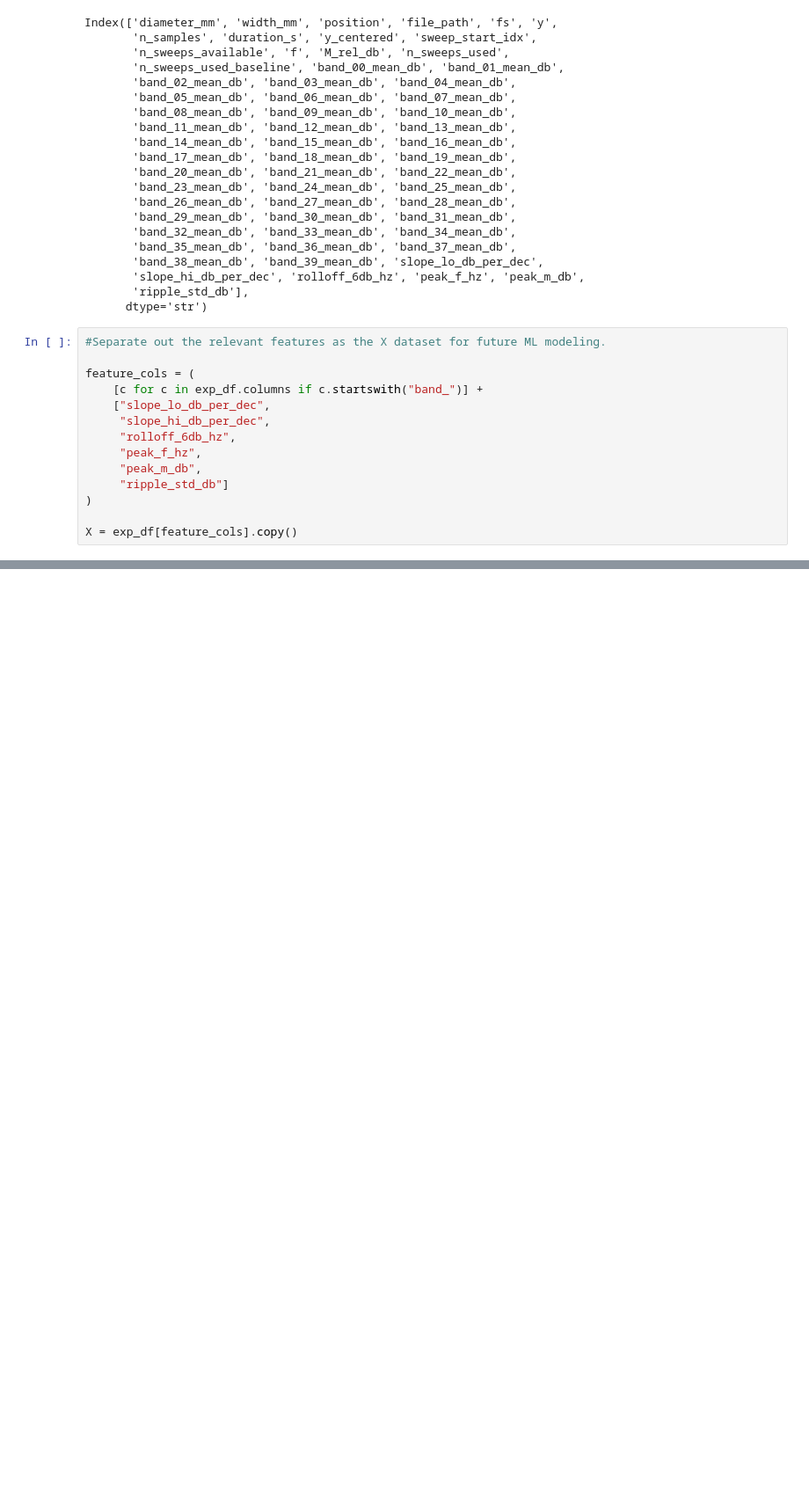
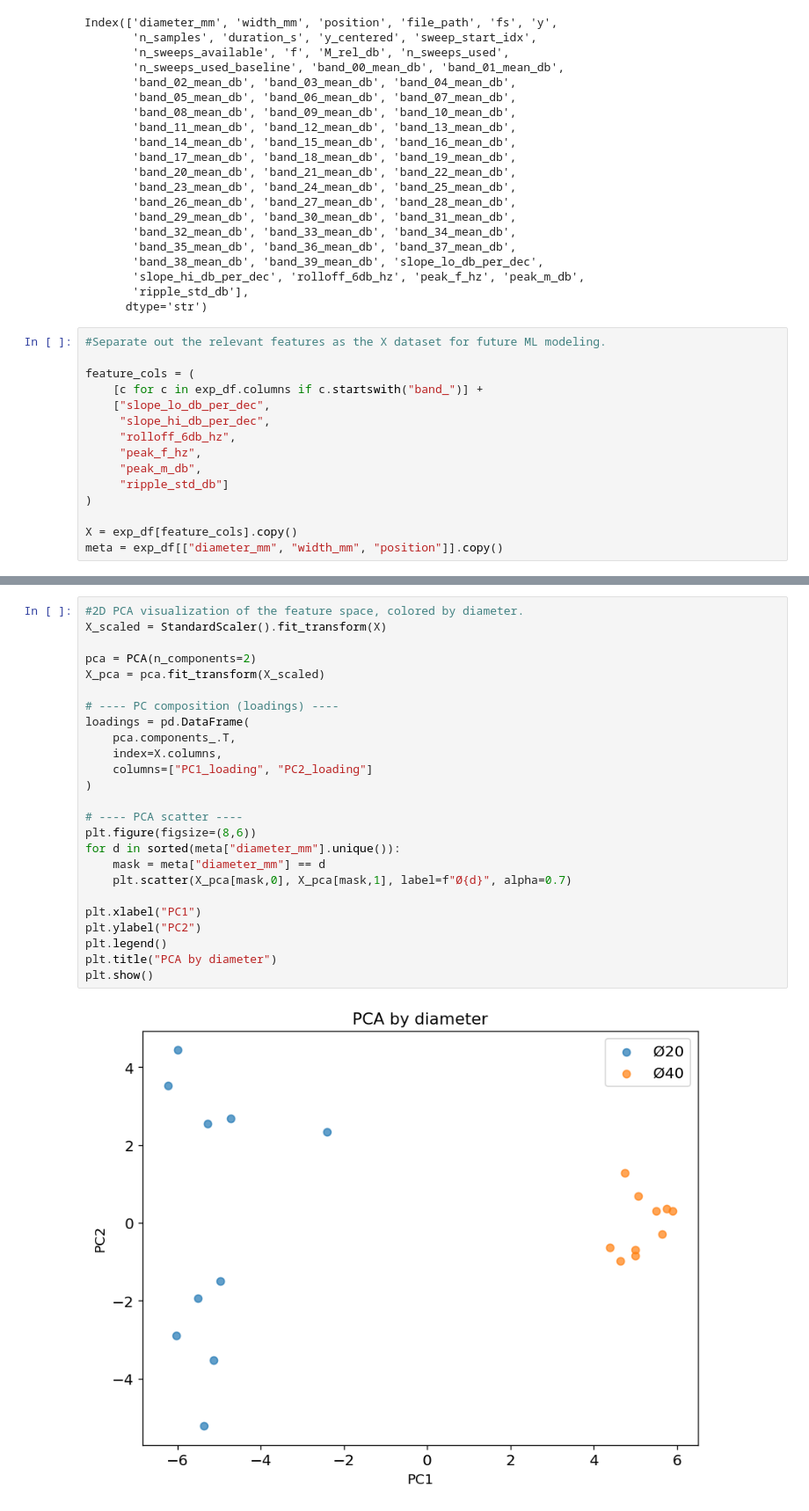
Before and after one commit to nogva/acousticBlockageSensor, a Jupyter notebook: first_test_analysis.ipynb, the cells around one changed output, grey strips where cells are left out. Shown at 88% size. Cells and saved outputs as stored; diff of their text form; blank space fills up the shorter version.

Commit message:
DAta analysis on trasnfer function features

```diff
--- a/first_test_analysis.ipynb
+++ b/first_test_analysis.ipynb
@@ -1059,3 +1072,4 @@ feature_cols = (
 )
 
 X = exp_df[feature_cols].copy()
+meta = exp_df[["diameter_mm", "width_mm", "position"]].copy()
@@ -1061,0 +1099,27 @@ X = exp_df[feature_cols].copy()
+# %%
+#2D PCA visualization of the feature space, colored by diameter.
+X_scaled = StandardScaler().fit_transform(X)
+
+pca = PCA(n_components=2)
+X_pca = pca.fit_transform(X_scaled)
+
+# ---- PC composition (loadings) ----
+loadings = pd.DataFrame(
+    pca.components_.T,
+    index=X.columns,
+    columns=["PC1_loading", "PC2_loading"]
+)
+
+# ---- PCA scatter ----
+plt.figure(figsize=(8,6))
+for d in sorted(meta["diameter_mm"].unique()):
+    mask = meta["diameter_mm"] == d
+    plt.scatter(X_pca[mask,0], X_pca[mask,1], label=f"Ø{d}", alpha=0.7)
+
+plt.xlabel("PC1")
+plt.ylabel("PC2")
+plt.legend()
+plt.title("PCA by diameter")
+plt.show()
+# %% [output]
+[figure, added]
```
Also changed, not shown: parts of 14 cells of this notebook.
